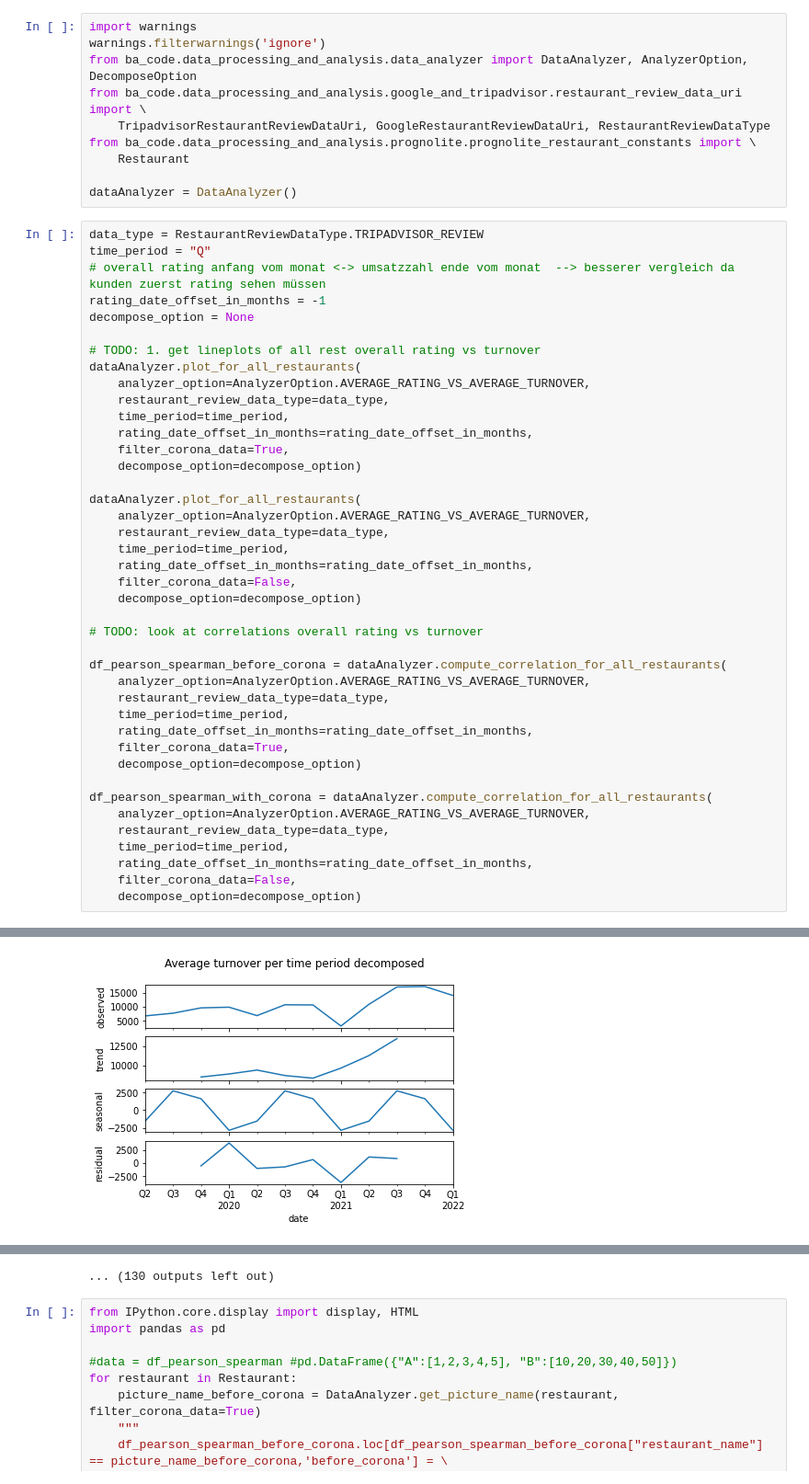
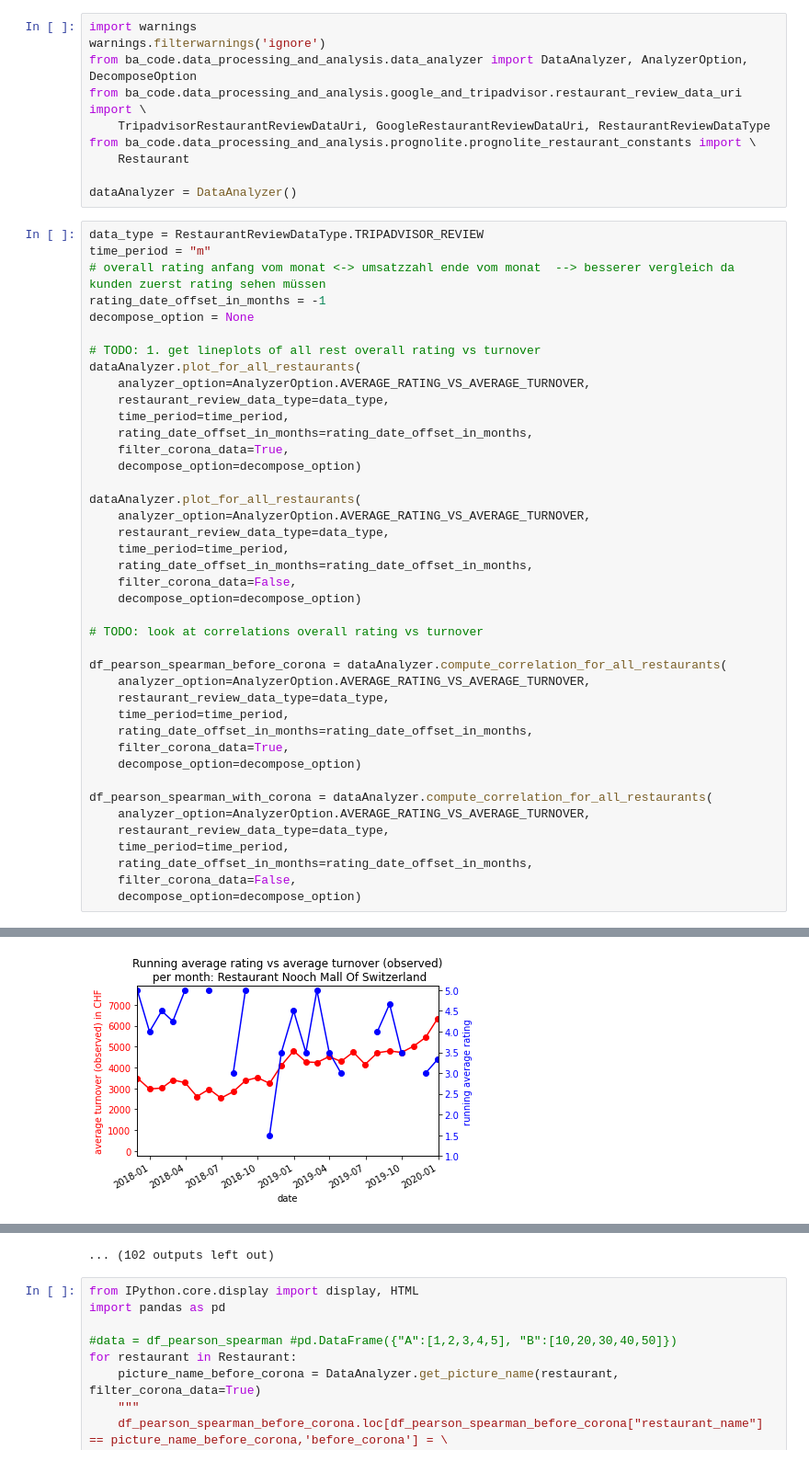
Before and after one commit to fatihsolmaz22/Bachelorarbeit_FS22, a Jupyter notebook: 02_Code/ba_code/ba_code/data_processing_and_analysis/08_01_correlation_average_rating_observed.ipynb, the cells around one changed output, grey strips where cells are left out. Shown at 92% size. Saved outputs shown, nothing was run; the diff lists cells and outputs as text.

```diff
--- a/02_Code/ba_code/ba_code/data_processing_and_analysis/08_01_correlation_average_rating_observed.ipynb
+++ b/02_Code/ba_code/ba_code/data_processing_and_analysis/08_01_correlation_average_rating_observed.ipynb
@@ -10,7 +10,7 @@ from ba_code.data_processing_and_analysis.prognolite.prognolite_restaurant_const
 dataAnalyzer = DataAnalyzer()
 # %%
 data_type = RestaurantReviewDataType.TRIPADVISOR_REVIEW
-time_period = "Q"
+time_period = "m"
 # overall rating anfang vom monat <-> umsatzzahl ende vom monat  --> besserer vergleich da kunden zuerst rating sehen müssen
 rating_date_offset_in_months = -1
 decompose_option = None
@@ -63 +63 @@ df_pearson_spearman_with_corona = dataAnalyzer.compute_correlation_for_all_resta
-[figure, old version]
+[figure, new version]
@@ -65,4 +65,4 @@ df_pearson_spearman_with_corona = dataAnalyzer.compute_correlation_for_all_resta
-... (130 outputs left out)
+... (102 outputs left out)
 # %%
 from IPython.core.display import display, HTML
 import pandas as pd
```
Also changed, not shown: parts of 1 cell of this notebook, 6 other files.
